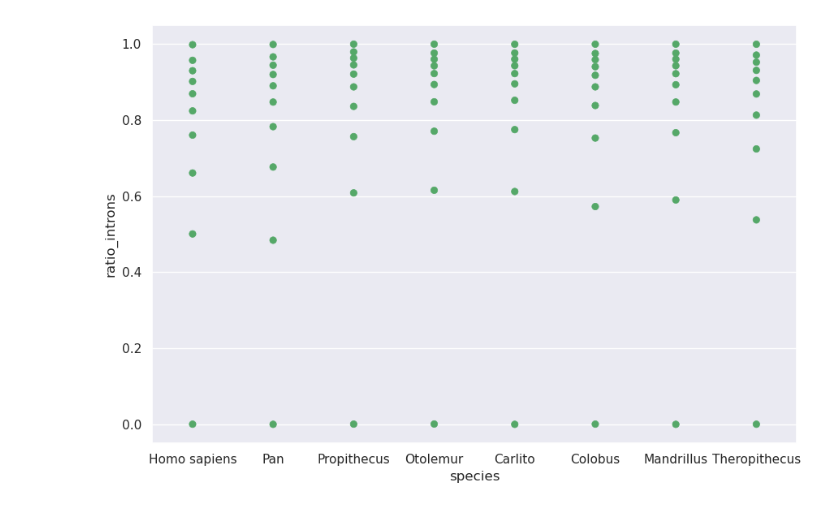
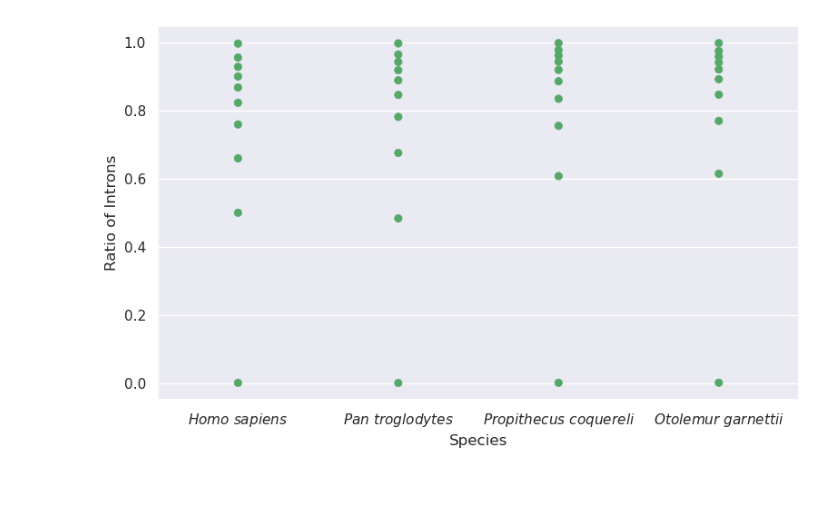
Before and after one commit to RoseCollot/Stage_CSTB_2025, a Jupyter notebook: code/statistics/graphs_outliers.ipynb, the cells around one changed output. Drawn from its saved outputs; the diff is of its cells as text; code cells hidden in the pictures.

```diff
--- a/code/statistics/graphs_outliers.ipynb
+++ b/code/statistics/graphs_outliers.ipynb
@@ -130,39 +61,27 @@ df_mean_median.to_csv('/home/collot/stage_git/figures/mean_median.csv')
 # %%
 df_homo = pd.read_csv('/home/collot/stage/collot/collot/out_stats/output_dataframes/GCF_000001405.40/df_stats')
 df_homo = df_homo.dropna()
-df_homo["species"] = "Homo sapiens"
+df_homo["species"] = r"$\it{Homo\ sapiens}$"
 
 df_pan = pd.read_csv('/home/collot/stage/collot/collot/out_stats/output_dataframes/GCF_028858775.2/df_stats')
 df_pan = df_pan.dropna()
-df_pan["species"] = "Pan"
+df_pan["species"] = r"$\it{Pan\ troglodytes}$"
 
 df_propi = pd.read_csv('/home/collot/stage/collot/collot/out_stats/output_dataframes/GCF_000956105.1/df_stats')
 df_propi = df_propi.dropna()
-df_propi["species"] = "Propithecus"
+df_propi["species"] = r"$\it{Propithecus\ coquereli}$"
 
 df_otolemur = pd.read_csv('/home/collot/stage/collot/collot/out_stats/output_dataframes/GCF_000181295.1/df_stats')
 df_otolemur = df_otolemur.dropna()
-df_otolemur["species"] = "Otolemur"
+df_otolemur["species"] = r"$\it{Otolemur\ garnettii}$"
 
-df_carlito = pd.read_csv('/home/collot/stage/collot/collot/out_stats/output_dataframes/GCF_000164805.1/df_stats')
-df_carlito = df_carlito.dropna()
-df_carlito["species"] = "Carlito"
+selected_species = pd.concat([df_homo, df_pan, df_propi, df_otolemur], ignore_index=True)
 
-df_colobus = pd.read_csv('/home/collot/stage/collot/collot/out_stats/output_dataframes/GCF_000951035.1/df_stats')
-df_colobus = df_colobus.dropna()
-df_colobus["species"] = "Colobus"
+p = (so.Plot(selected_species, x="species", y="ratio_introns")
+    .add(so.Dot(color="g"), so.Perc(10))
+    .layout(size=(8, 5))
+    .label(x="Species", y="Ratio of Introns"))
 
-df_mandrillus = pd.read_csv('/home/collot/stage/collot/collot/out_stats/output_dataframes/GCF_000951045.1/df_stats')
-df_mandrillus = df_mandrillus.dropna()
-df_mandrillus["species"] = "Mandrillus"
-
-df_controle = pd.read_csv('/home/collot/stage/collot/collot/out_stats/output_dataframes/GCF_003255815.1/df_stats')
-df_controle = df_controle.dropna()
-df_controle["species"] = "Theropithecus"
-
-all = pd.concat([df_homo,df_pan,df_propi,df_otolemur,df_carlito,df_colobus,df_mandrillus,df_controle], ignore_index=True)
-p = so.Plot(all, "species", "ratio_introns").add(so.Dot(color='g'), so.Perc(10))
-p = p.layout(size=(9, 6))
 p.show()
 # %% [output]
-[figure, old version]
+[figure, new version]
```
Also changed, not shown: parts of 2 cells of this notebook, 11 other files.
